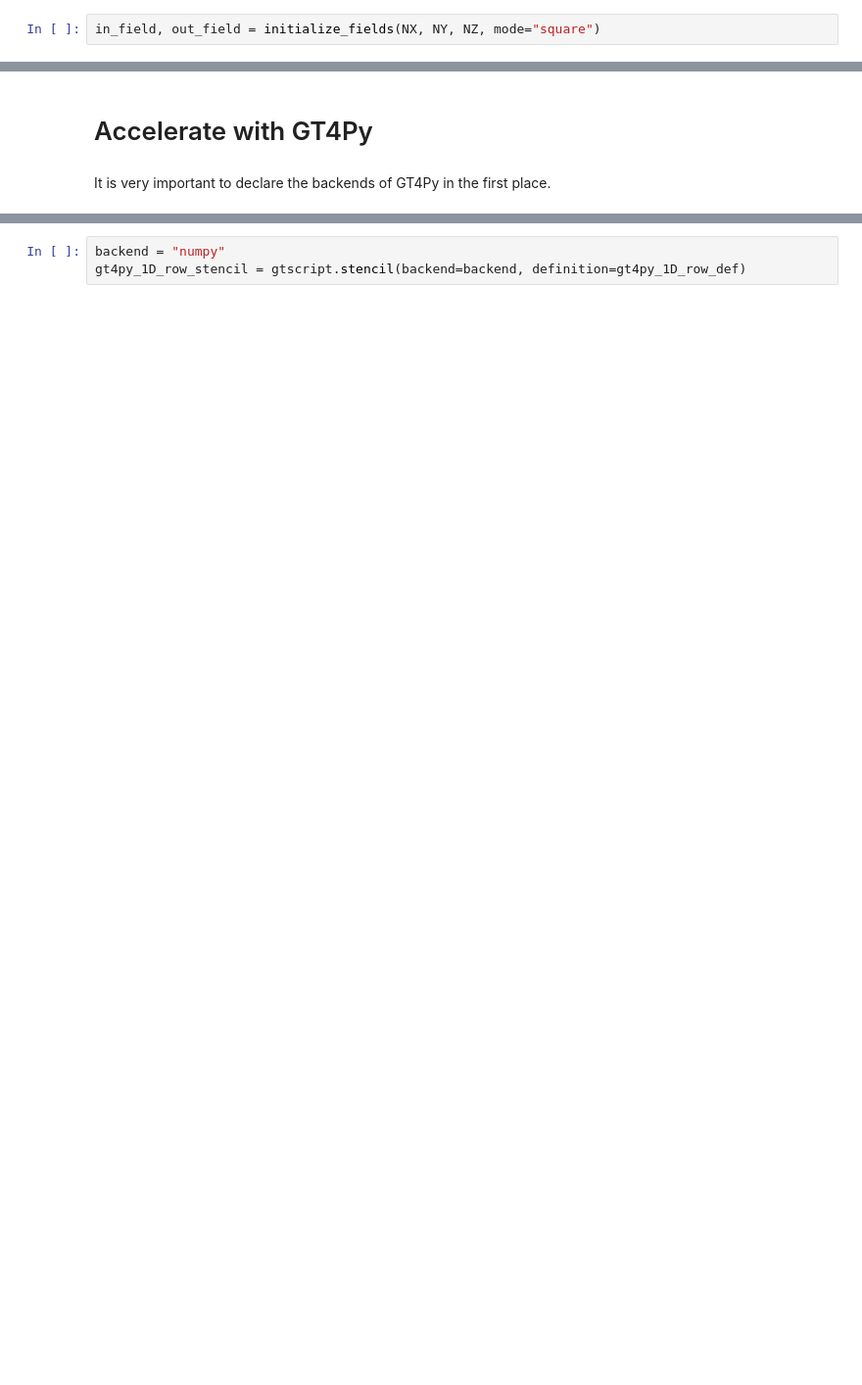
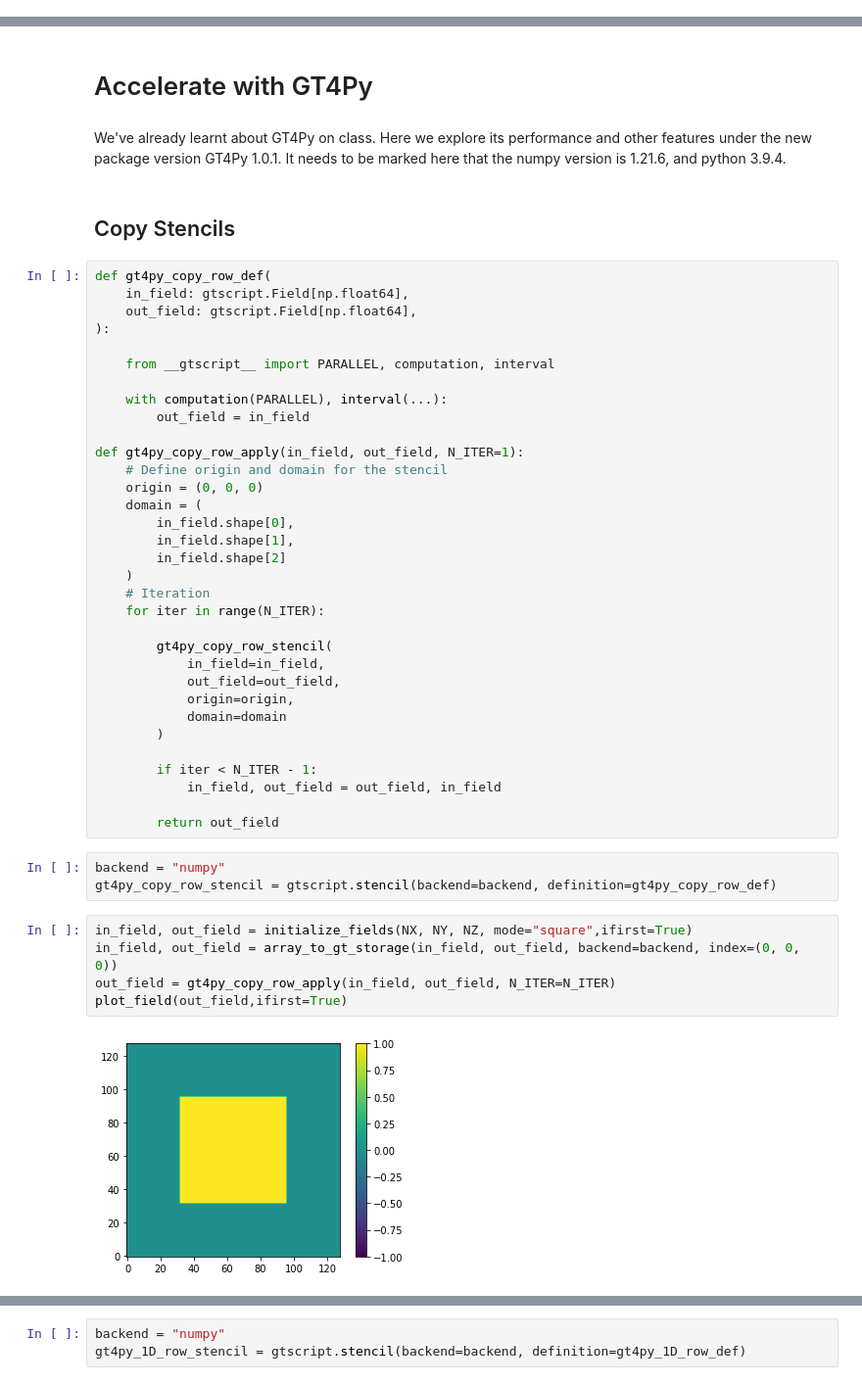
Before and after one commit to ofuhrer/HPC4WC, a Jupyter notebook: projects/2023/project12_highlevel_programming/3_gt4py.ipynb, the cells around one changed output, grey strips where cells are left out. Shown: that part at 98% size. Cells and saved outputs as stored; diff of their text form; blank space fills up the shorter version.

Commit message:
Write GT4Py copy and 1D stencil. With GT4Py 1.0.1, numpy 1.21.6, only numpy backend successful. Rewrite initiate function in common.py.

```diff
--- a/projects/2023/project12_highlevel_programming/3_gt4py.ipynb
+++ b/projects/2023/project12_highlevel_programming/3_gt4py.ipynb
@@ -17,5 +17,3 @@ NX = 128
 NY = 128
 NZ = 80
 N_ITER = 50
-# %%
-in_field, out_field = initialize_fields(NX, NY, NZ, mode="square")
@@ -34,4 +20,49 @@ dtype('float64')
 # %% [markdown]
 # Accelerate with GT4Py
-# %% [markdown]
-It is very important to declare the backends of GT4Py in the first place.
+# %% [markdown]
+We've already learnt about GT4Py on class. Here we explore its performance and other features under the new package version GT4Py 1.0.1. It needs to be marked here that the numpy version is 1.21.6, and python 3.9.4.
+# %% [markdown]
+## Copy Stencils
+# %%
+def gt4py_copy_row_def(
+    in_field: gtscript.Field[np.float64],
+    out_field: gtscript.Field[np.float64],
+):
+
+    from __gtscript__ import PARALLEL, computation, interval
+
+    with computation(PARALLEL), interval(...):
+        out_field = in_field
+
+def gt4py_copy_row_apply(in_field, out_field, N_ITER=1):
+    # Define origin and domain for the stencil
+    origin = (0, 0, 0)
+    domain = (
+        in_field.shape[0],
+        in_field.shape[1],
+        in_field.shape[2]
+    )
+    # Iteration
+    for iter in range(N_ITER):
+
+        gt4py_copy_row_stencil(
+            in_field=in_field,
+            out_field=out_field,
+            origin=origin,
+            domain=domain
+        )
+
+        if iter < N_ITER - 1:
+            in_field, out_field = out_field, in_field
+
+        return out_field
+# %%
+backend = "numpy"
+gt4py_copy_row_stencil = gtscript.stencil(backend=backend, definition=gt4py_copy_row_def)
+# %%
+in_field, out_field = initialize_fields(NX, NY, NZ, mode="square",ifirst=True)
+in_field, out_field = array_to_gt_storage(in_field, out_field, backend=backend, index=(0, 0, 0))
+out_field = gt4py_copy_row_apply(in_field, out_field, N_ITER=N_ITER)
+plot_field(out_field,ifirst=True)
+# %% [output]
+[figure, added]
```
Also changed, not shown: parts of 31 cells of this notebook, 1 other file.
